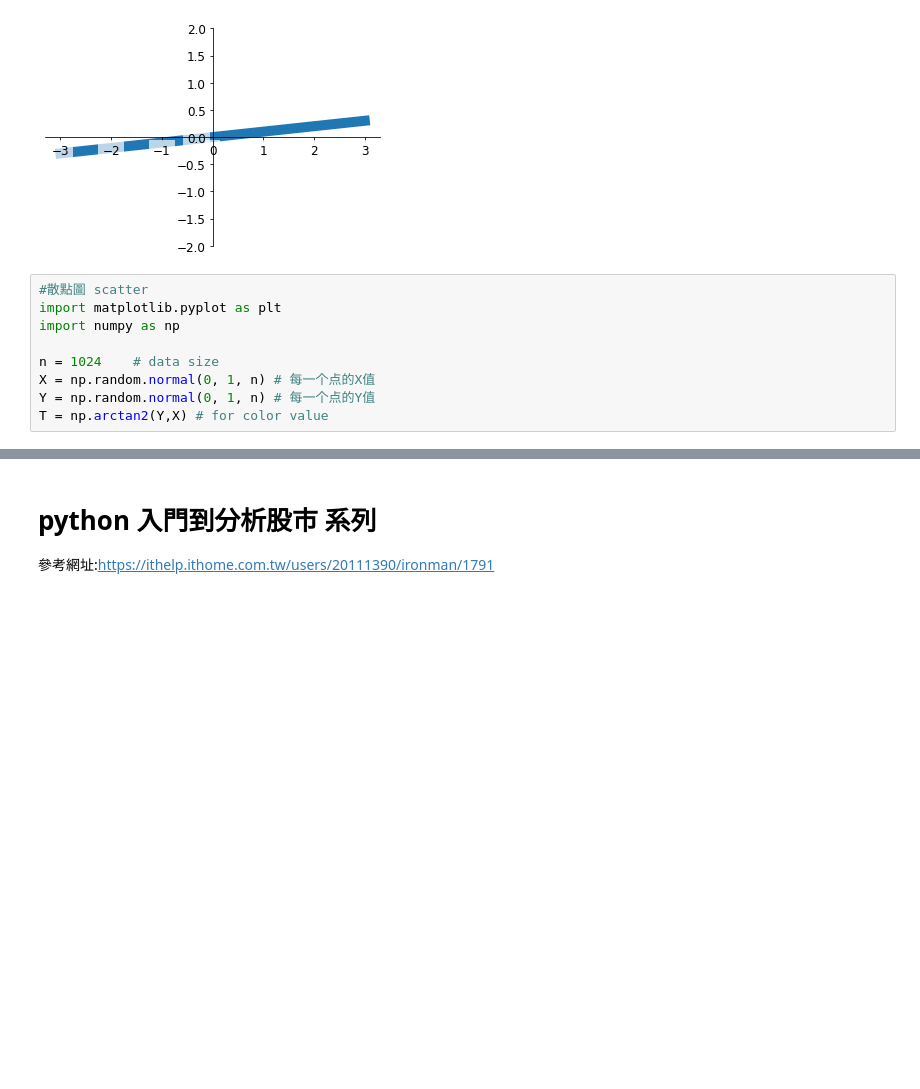
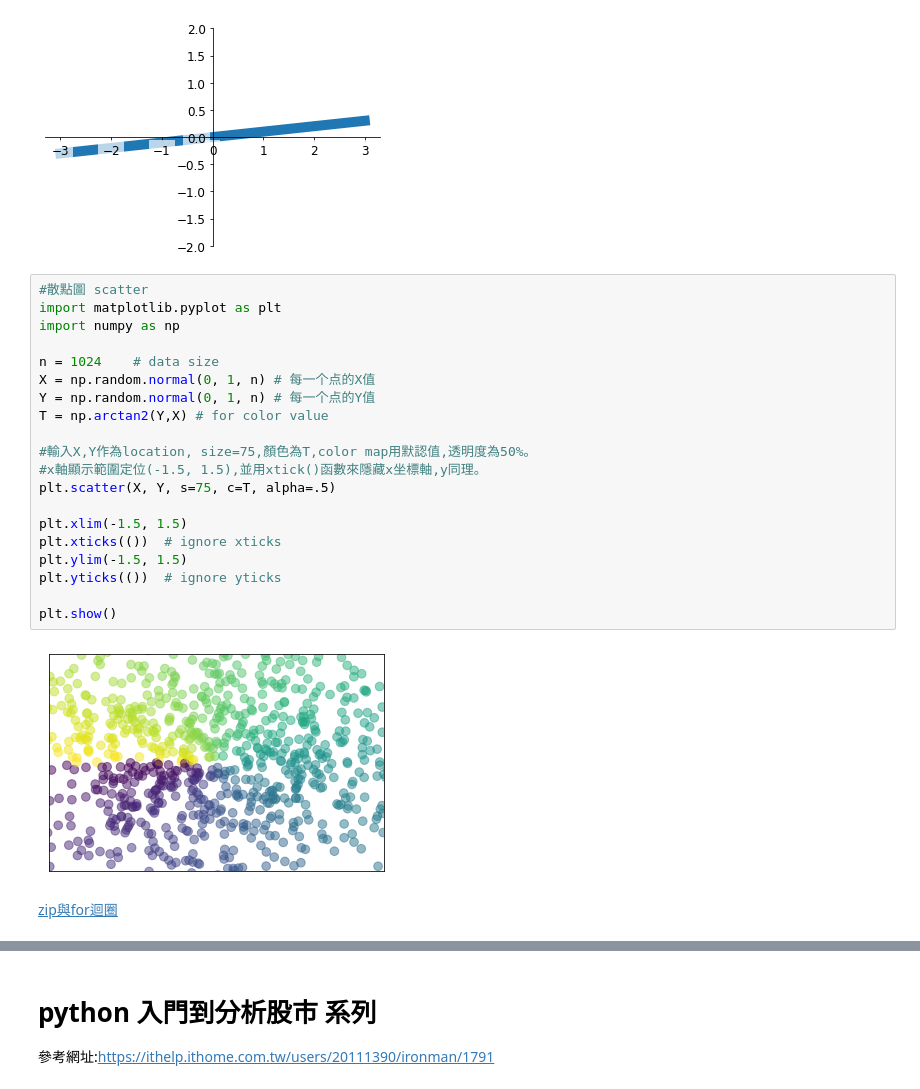
Before and after one commit to zzo30802/3rd-ML100Days, a Jupyter notebook: homework/python_note.ipynb, the cells around one changed output, grey strips where cells are left out. Saved outputs shown, nothing was run; the diff lists cells and outputs as text; blank space fills up the shorter version.

Commit message:
python_note

```diff
--- a/homework/python_note.ipynb
+++ b/homework/python_note.ipynb
@@ -150,9 +150,24 @@ plt.show()
 # %%
 #散點圖 scatter
 import matplotlib.pyplot as plt
 import numpy as np
 
 n = 1024    # data size
 X = np.random.normal(0, 1, n) # 每一个点的X值
 Y = np.random.normal(0, 1, n) # 每一个点的Y值
 T = np.arctan2(Y,X) # for color value
+
+#輸入X,Y作為location, size=75,顏色為T,color map用默認值,透明度為50%。
+#x軸顯示範圍定位(-1.5, 1.5),並用xtick()函數來隱藏x坐標軸,y同理。
+plt.scatter(X, Y, s=75, c=T, alpha=.5)
+
+plt.xlim(-1.5, 1.5)
+plt.xticks(())  # ignore xticks
+plt.ylim(-1.5, 1.5)
+plt.yticks(())  # ignore yticks
+
+plt.show()
+# %% [output]
+[figure, added]
+# %% [markdown]
+[zip與for迴圈](https://blog.gtwang.org/programming/python-iterate-through-multiple-lists-in-parallel/)
```
Also changed, not shown: parts of 2 cells of this notebook.
